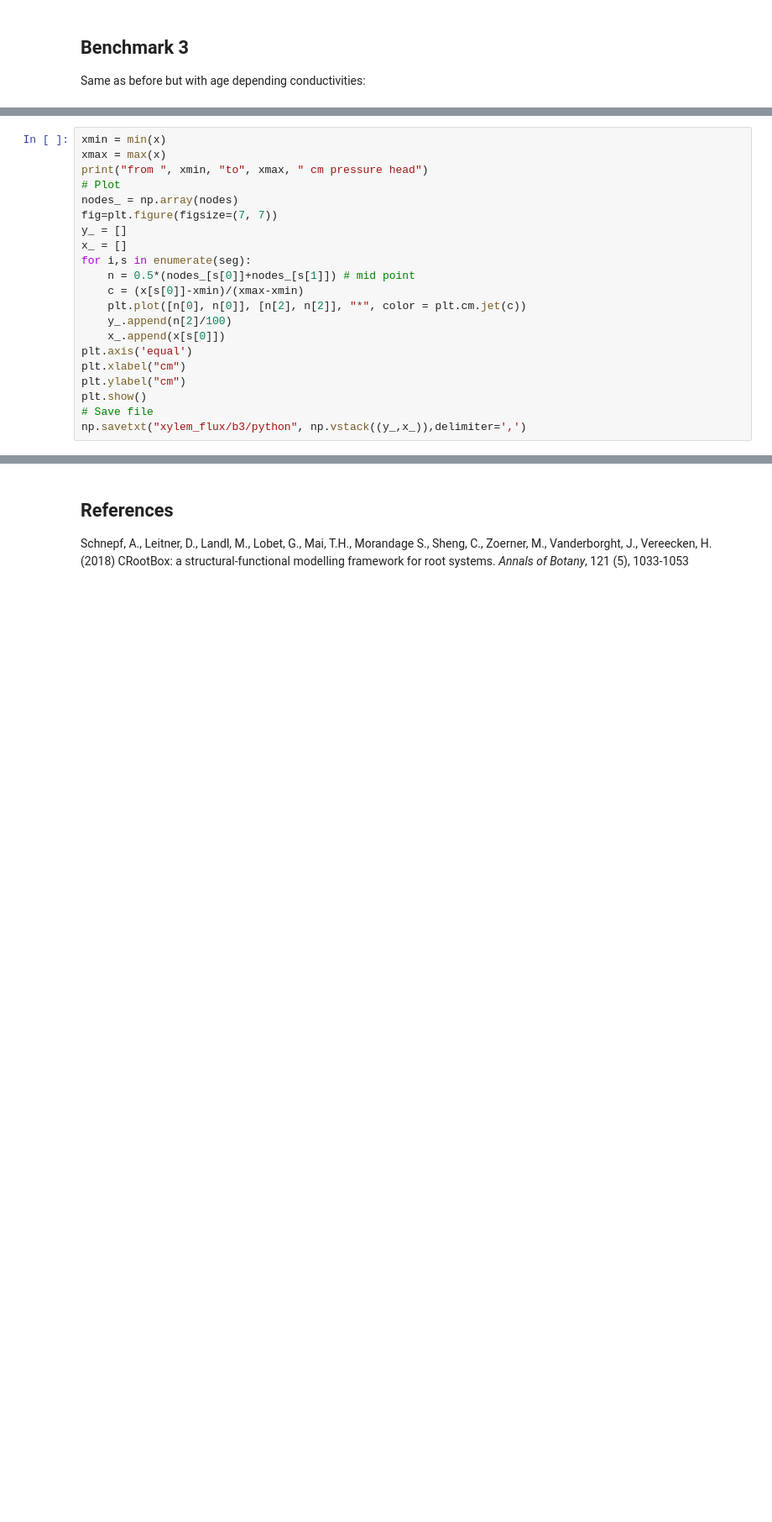
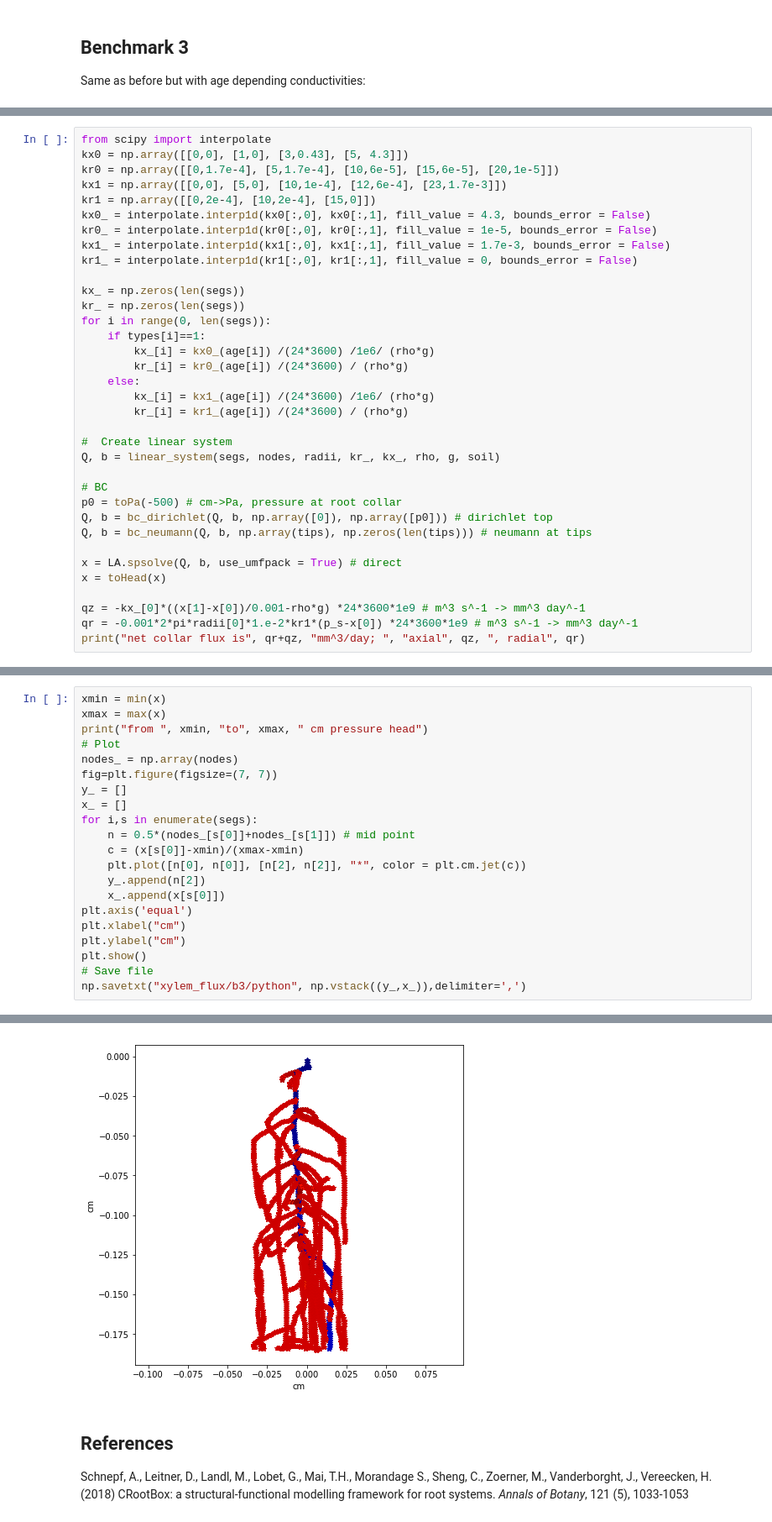
Before and after one commit to RSA-benchmarks/collaborative-comparison, a Jupyter notebook: Water flow in roots - Python.ipynb, the cells around one changed output, grey strips where cells are left out. Shown at 84% size. Cells and saved outputs as stored; diff of their text form; blank space fills up the shorter version.

```diff
--- a/Water flow in roots - Python.ipynb
+++ b/Water flow in roots - Python.ipynb
@@ -359,0 +331,35 @@ NameError: name 'sage' is not defined
+# %%
+from scipy import interpolate
+kx0 = np.array([[0,0], [1,0], [3,0.43], [5, 4.3]])
+kr0 = np.array([[0,1.7e-4], [5,1.7e-4], [10,6e-5], [15,6e-5], [20,1e-5]])
+kx1 = np.array([[0,0], [5,0], [10,1e-4], [12,6e-4], [23,1.7e-3]])
+kr1 = np.array([[0,2e-4], [10,2e-4], [15,0]])
+kx0_ = interpolate.interp1d(kx0[:,0], kx0[:,1], fill_value = 4.3, bounds_error = False)
+kr0_ = interpolate.interp1d(kr0[:,0], kr0[:,1], fill_value = 1e-5, bounds_error = False)
+kx1_ = interpolate.interp1d(kx1[:,0], kx1[:,1], fill_value = 1.7e-3, bounds_error = False)
+kr1_ = interpolate.interp1d(kr1[:,0], kr1[:,1], fill_value = 0, bounds_error = False)
+
+kx_ = np.zeros(len(segs))
+kr_ = np.zeros(len(segs))
+for i in range(0, len(segs)):
+    if types[i]==1:
+        kx_[i] = kx0_(age[i]) /(24*3600) /1e6/ (rho*g)
+        kr_[i] = kr0_(age[i]) /(24*3600) / (rho*g)
+    else:
+        kx_[i] = kx1_(age[i]) /(24*3600) /1e6/ (rho*g)
+        kr_[i] = kr1_(age[i]) /(24*3600) / (rho*g)
+
+#  Create linear system
+Q, b = linear_system(segs, nodes, radii, kr_, kx_, rho, g, soil)
+
+# BC
+p0 = toPa(-500) # cm->Pa, pressure at root collar
+Q, b = bc_dirichlet(Q, b, np.array([0]), np.array([p0])) # dirichlet top
+Q, b = bc_neumann(Q, b, np.array(tips), np.zeros(len(tips))) # neumann at tips
+
+x = LA.spsolve(Q, b, use_umfpack = True) # direct
+x = toHead(x)
+
+qz = -kx_[0]*((x[1]-x[0])/0.001-rho*g) *24*3600*1e9 # m^3 s^-1 -> mm^3 day^-1
+qr = -0.001*2*pi*radii[0]*1.e-2*kr1*(p_s-x[0]) *24*3600*1e9 # m^3 s^-1 -> mm^3 day^-1
+print("net collar flux is", qr+qz, "mm^3/day; ", "axial", qz, ", radial", qr)
@@ -366,11 +378,11 @@ nodes_ = np.array(nodes)
 fig=plt.figure(figsize=(7, 7))
 y_ = []
 x_ = []
-for i,s in enumerate(seg):
+for i,s in enumerate(segs):
     n = 0.5*(nodes_[s[0]]+nodes_[s[1]]) # mid point
     c = (x[s[0]]-xmin)/(xmax-xmin)
     plt.plot([n[0], n[0]], [n[2], n[2]], "*", color = plt.cm.jet(c))
-    y_.append(n[2]/100)
+    y_.append(n[2])
     x_.append(x[s[0]])
 plt.axis('equal')
 plt.xlabel("cm")
@@ -378,3 +390,4 @@ plt.ylabel("cm")
 plt.show()
 # Save file
 np.savetxt("xylem_flux/b3/python", np.vstack((y_,x_)),delimiter=',')
+# %% [output]
@@ -381,3 +395,4 @@ np.savetxt("xylem_flux/b3/python", np.vstack((y_,x_)),delimiter=',')
+[figure, added]
 # %% [markdown]
 ## References
 
```
Also changed, not shown: parts of 8 cells of this notebook, 13 other files.
